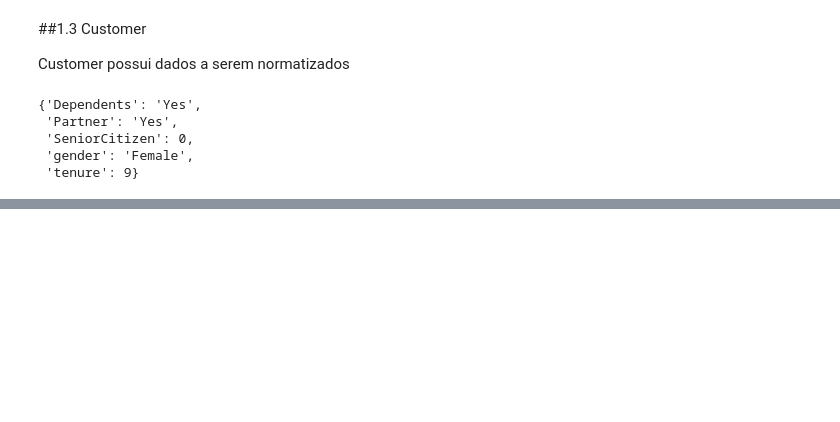
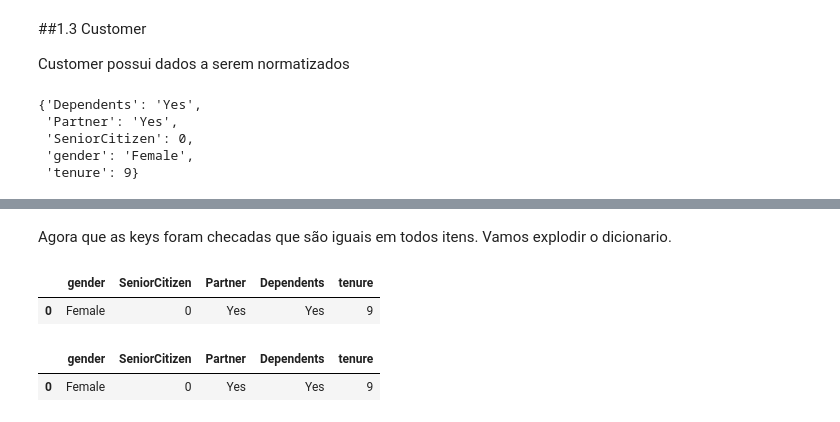
Before and after one commit to VitorFRodrigues/Alura_Challenges, a Jupyter notebook: notebook/Alura_Challenge_DataScience1.ipynb, the cells around one changed output, grey strips where cells are left out. Cells and saved outputs as stored; diff of their text form; code cells hidden in the pictures; blank space fills up the shorter version.

```diff
--- a/notebook/Alura_Challenge_DataScience1.ipynb
+++ b/notebook/Alura_Challenge_DataScience1.ipynb
@@ -110,0 +160,12 @@ KeyError: ignored
+# %% [markdown]
+Agora que as keys foram checadas que são iguais em todos itens. Vamos explodir o dicionario.
+# %%
+customer = pd.DataFrame([[dados_limpos['customer'][0]['gender'],
+                                  dados_limpos['customer'][0]['SeniorCitizen'],
+                                  dados_limpos['customer'][0]['Partner'],
+                                  dados_limpos['customer'][0]['Dependents'],
+                                  dados_limpos['customer'][0]['tenure']]], columns = ['gender', 'SeniorCitizen', 'Partner', 'Dependents', 'tenure'])
+customer
+# %% [output]
+|  | gender | SeniorCitizen | Partner | Dependents | tenure |
+| 0 | Female | 0 | Yes | Yes | 9 |
@@ -110,0 +180,5 @@ KeyError: ignored
+# %%
+customer
+# %% [output]
+|  | gender | SeniorCitizen | Partner | Dependents | tenure |
+| 0 | Female | 0 | Yes | Yes | 9 |
```
Also changed, not shown: parts of 7 cells of this notebook.
